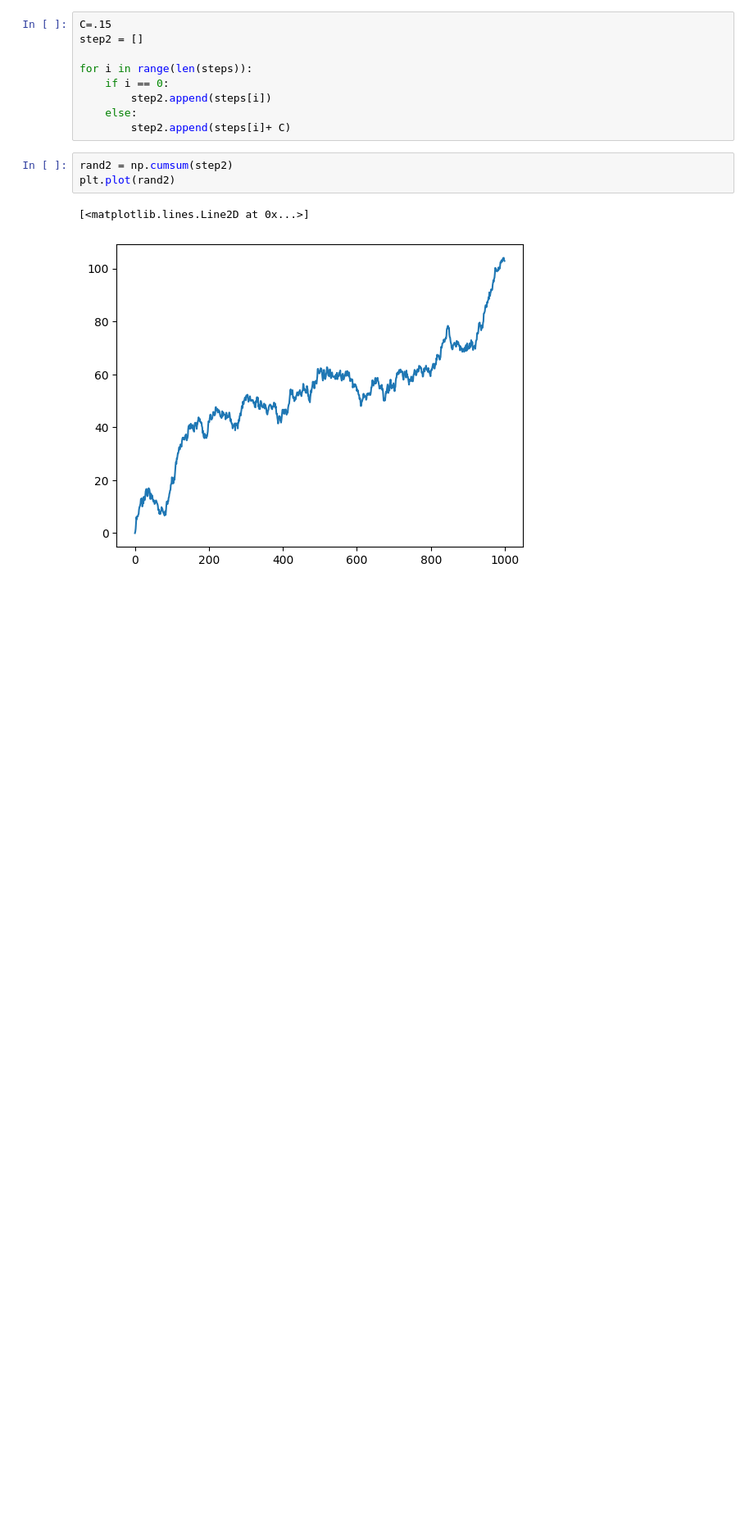
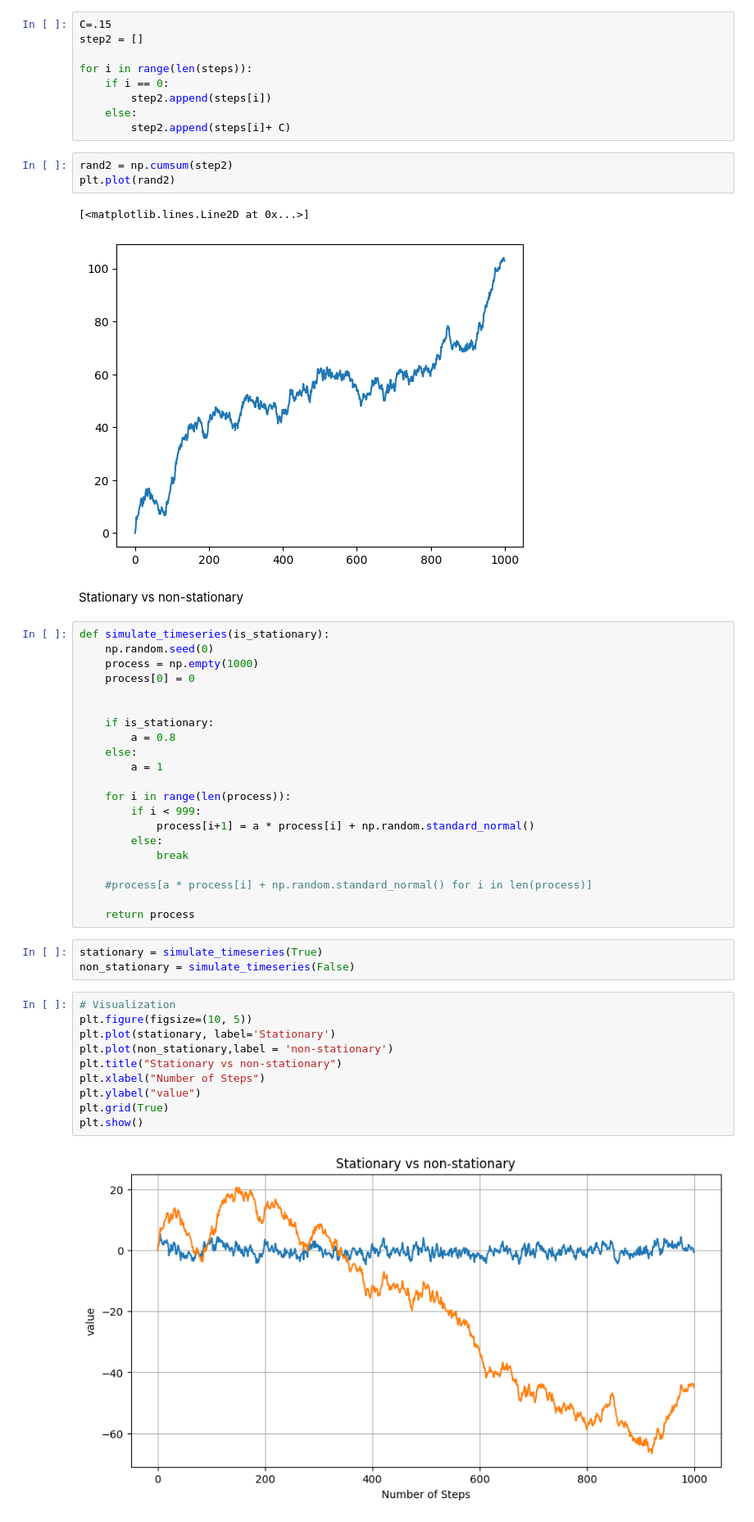
Before and after one commit to gkambasta/TimeSeries, a Jupyter notebook: Random_Walk.ipynb, the cells around one changed output. Shown at 82% size. Saved outputs shown, nothing was run; the diff lists cells and outputs as text; blank space fills up the shorter version.

```diff
--- a/Random_Walk.ipynb
+++ b/Random_Walk.ipynb
@@ -190,3 +194,41 @@ plt.plot(rand2)
 # %% [output]
 [<matplotlib.lines.Line2D at 0x...>]
 [figure]
+# %% [markdown]
+Stationary vs non-stationary
+# %%
+def simulate_timeseries(is_stationary):
+    np.random.seed(0)
+    process = np.empty(1000)
+    process[0] = 0
+
+
+    if is_stationary:
+        a = 0.8
+    else:
+        a = 1
+
+    for i in range(len(process)):
+        if i < 999:
+            process[i+1] = a * process[i] + np.random.standard_normal()
+        else:
+            break
+
+    #process[a * process[i] + np.random.standard_normal() for i in len(process)]
+
+    return process
+# %%
+stationary = simulate_timeseries(True)
+non_stationary = simulate_timeseries(False)
+# %%
+# Visualization
+plt.figure(figsize=(10, 5))
+plt.plot(stationary, label='Stationary')
+plt.plot(non_stationary,label = 'non-stationary')
+plt.title("Stationary vs non-stationary")
+plt.xlabel("Number of Steps")
+plt.ylabel("value")
+plt.grid(True)
+plt.show()
+# %% [output]
+[figure, added]
```
Also changed, not shown: parts of 11 cells of this notebook.
